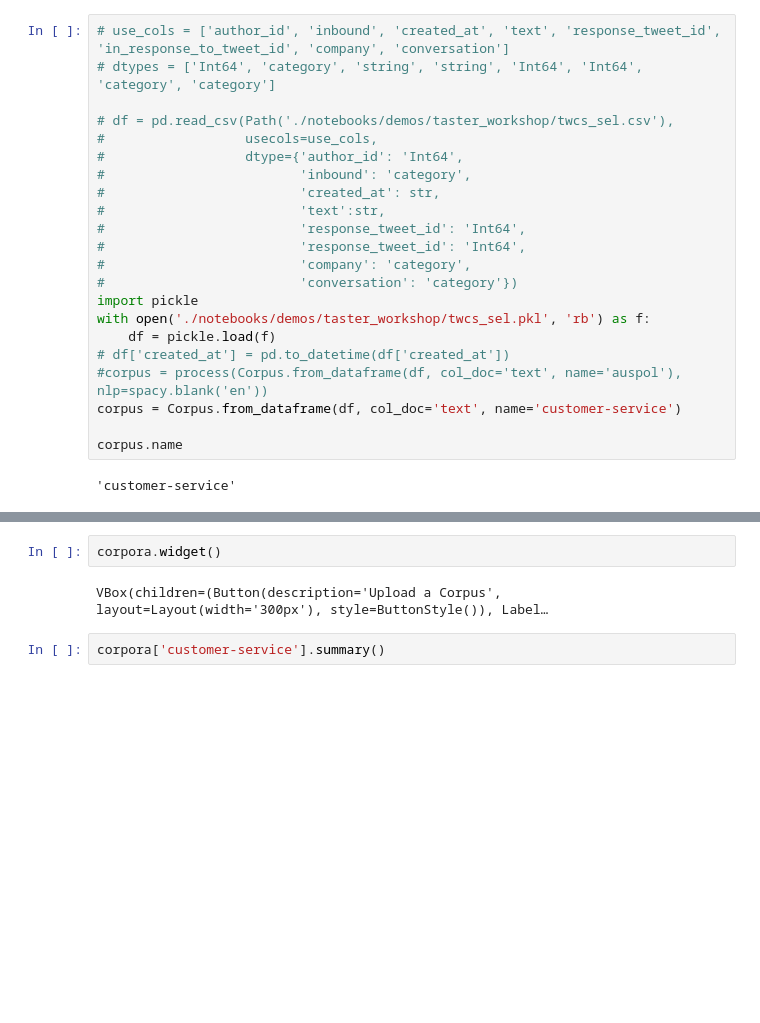
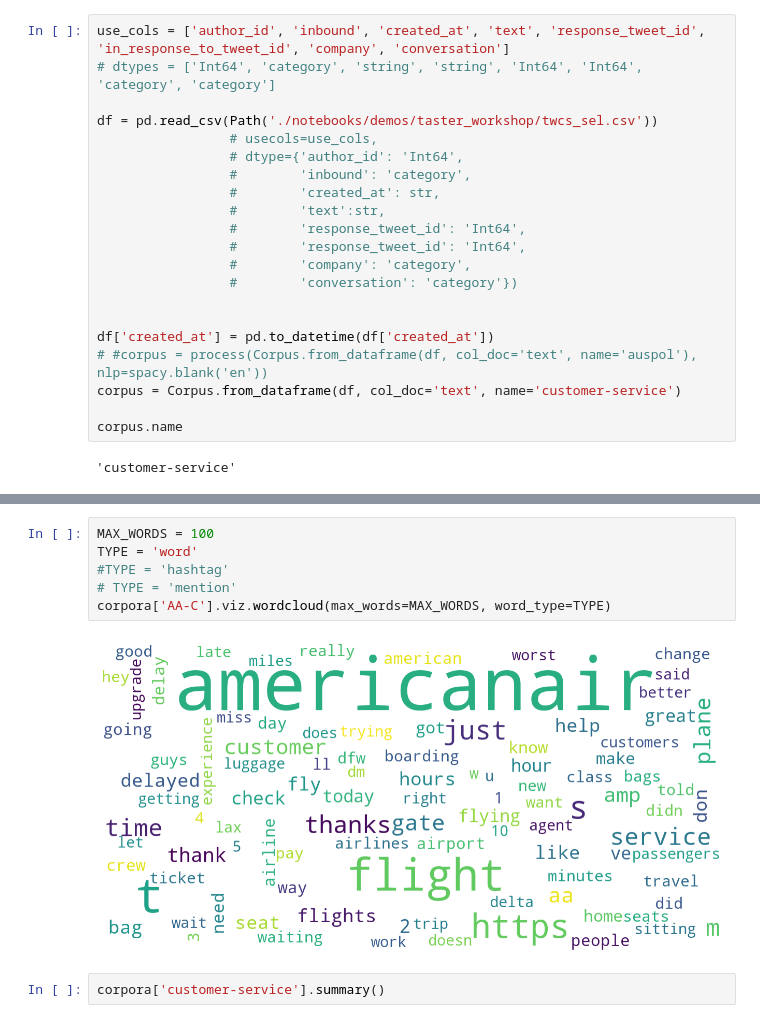
Before and after one commit to Sydney-Informatics-Hub/juxtorpus, a Jupyter notebook: notebooks/demos/taster_workshop/Taster-Corpus.ipynb, the cells around one changed output, grey strips where cells are left out. Cells and saved outputs as stored; diff of their text form; blank space fills up the shorter version.

```diff
--- a/notebooks/demos/taster_workshop/Taster-Corpus.ipynb
+++ b/notebooks/demos/taster_workshop/Taster-Corpus.ipynb
@@ -86,24 +86,23 @@ corpus.name
 # %% [output]
 'auspol'
 # %%
-# use_cols = ['author_id', 'inbound', 'created_at', 'text', 'response_tweet_id', 'in_response_to_tweet_id', 'company', 'conversation']
+use_cols = ['author_id', 'inbound', 'created_at', 'text', 'response_tweet_id', 'in_response_to_tweet_id', 'company', 'conversation']
 # dtypes = ['Int64', 'category', 'string', 'string', 'Int64', 'Int64', 'category', 'category']
 
-# df = pd.read_csv(Path('./notebooks/demos/taster_workshop/twcs_sel.csv'),
-#                  usecols=use_cols,
-#                  dtype={'author_id': 'Int64',
-#                         'inbound': 'category',
-#                         'created_at': str,
-#                         'text':str,
-#                         'response_tweet_id': 'Int64',
-#                         'response_tweet_id': 'Int64',
-#                         'company': 'category',
-#                         'conversation': 'category'})
-import pickle
-with open('./notebooks/demos/taster_workshop/twcs_sel.pkl', 'rb') as f:
-    df = pickle.load(f)
-# df['created_at'] = pd.to_datetime(df['created_at'])
-#corpus = process(Corpus.from_dataframe(df, col_doc='text', name='auspol'), nlp=spacy.blank('en'))
+df = pd.read_csv(Path('./notebooks/demos/taster_workshop/twcs_sel.csv'))
+                 # usecols=use_cols,
+                 # dtype={'author_id': 'Int64',
+                 #        'inbound': 'category',
+                 #        'created_at': str,
+                 #        'text':str,
+                 #        'response_tweet_id': 'Int64',
+                 #        'response_tweet_id': 'Int64',
+                 #        'company': 'category',
+                 #        'conversation': 'category'})
+
+
+df['created_at'] = pd.to_datetime(df['created_at'])
+# #corpus = process(Corpus.from_dataframe(df, col_doc='text', name='auspol'), nlp=spacy.blank('en'))
 corpus = Corpus.from_dataframe(df, col_doc='text', name='customer-service')
 
 corpus.name
@@ -117,7 +125,11 @@ corpora.items()
 # %%
-corpora.widget()
+MAX_WORDS = 100
+TYPE = 'word'
+#TYPE = 'hashtag'
+# TYPE = 'mention'
+corpora['AA-C'].viz.wordcloud(max_words=MAX_WORDS, word_type=TYPE)
 # %% [output]
-VBox(children=(Button(description='Upload a Corpus', layout=Layout(width='300px'), style=ButtonStyle()), Label…
+[figure, added]
 # %%
 corpora['customer-service'].summary()
 # %% [output]
```
Also changed, not shown: parts of 1 cell of this notebook, 4 other files.
